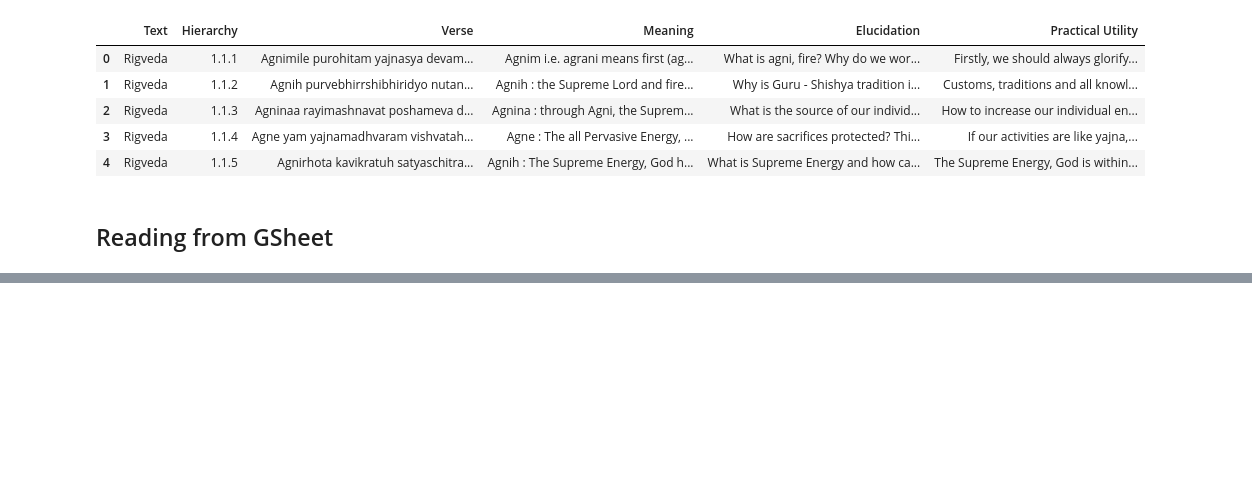
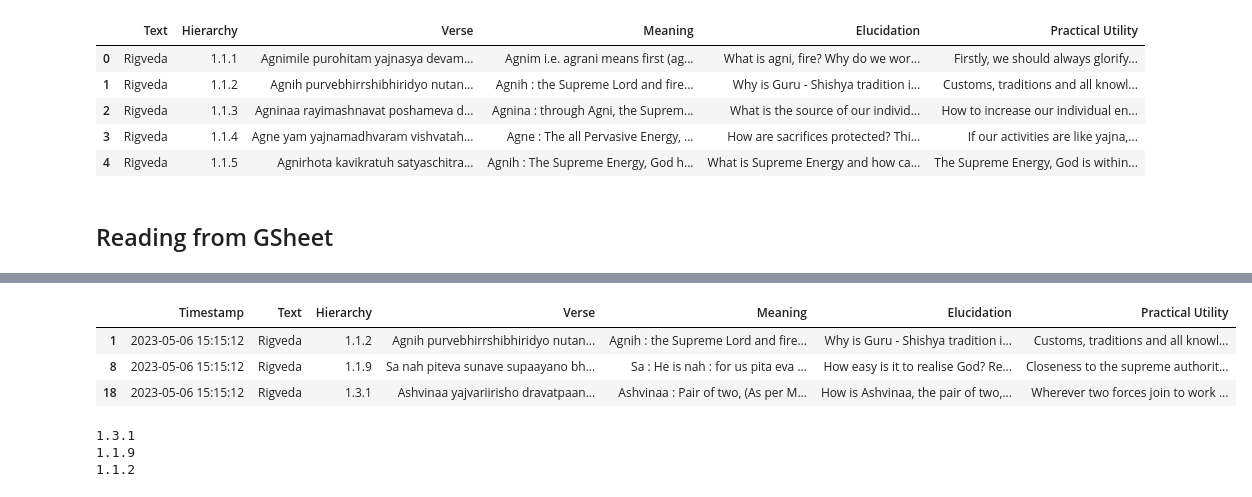
Before and after one commit to taarakshah/vedas, a Jupyter notebook: vedas_processing.ipynb, the cells around one changed output, grey strips where cells are left out. Drawn from its saved outputs; the diff is of its cells as text; code cells hidden in the pictures; blank space fills up the shorter version.

```diff
--- a/vedas_processing.ipynb
+++ b/vedas_processing.ipynb
@@ -247,0 +248,16 @@ df
+# %%
+search = 'father'
+
+dfs1 = df[df['Meaning'].str.contains(search)]
+dfs2 = df[df['Elucidation'].str.contains(search)]
+dfs3 = df[df['Practical Utility'].str.contains(search)]
+# %%
+dfsidx = []
+for col in df:
+    ## get indices of search for each column
+    try:
+        print(col)
+        idx = df[df[col].str.contains(search)].index.tolist()
+        dfsidx = dfsidx + idx
+        print(dfsidx)
+    except: pass
@@ -247,0 +278,15 @@ df
+# %%
+dfs = df[df.index.isin(np.unique(dfsidx))].sort_index()
+dfs
+# %% [output]
+|  | Timestamp | Text | Hierarchy | Verse | Meaning | Elucidation | Practical Utility |
+| 1 | 2023-05-06 15:15:12 | Rigveda | 1.1.2 | Agnih purvebhirrshibhiridyo nutan... | Agnih : the Supreme Lord and fire... | Why is Guru - Shishya tradition i... | Customs, traditions and all knowl... |
+| 8 | 2023-05-06 15:15:12 | Rigveda | 1.1.9 | Sa nah piteva sunave supaayano bh... | Sa : He is nah : for us pita eva ... | How easy is it to realise God? Re... | Closeness to the supreme authorit... |
+| 18 | 2023-05-06 15:15:12 | Rigveda | 1.3.1 | Ashvinaa yajvariirisho dravatpaan... | Ashvinaa : Pair of two, (As per M... | How is Ashvinaa, the pair of two,... | Wherever two forces join to work ... |
+# %%
+for label, row in dfs.iterrows():
+    print(row.Hierarchy)
+# %% [output]
+1.3.1
+1.1.9
+1.1.2
```
Also changed, not shown: parts of 4 cells of this notebook, 1 other file.
